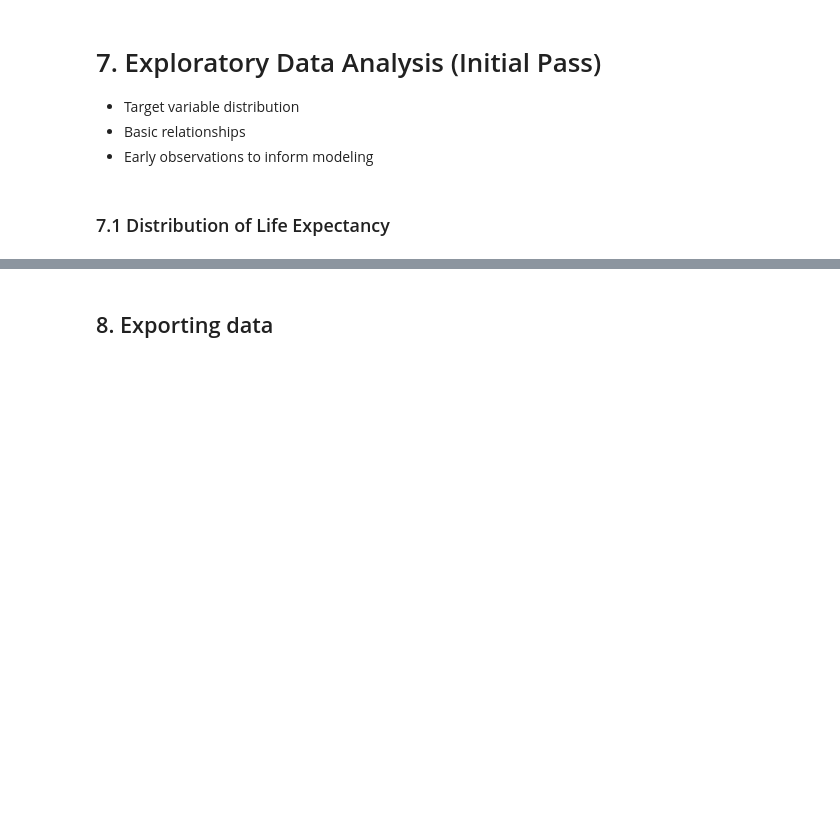
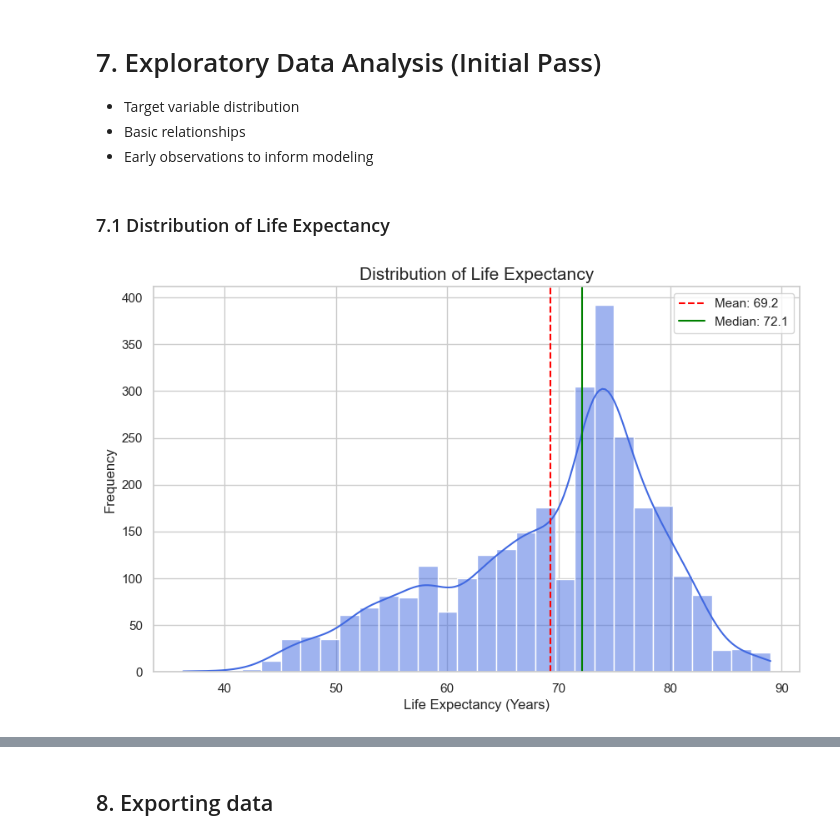
Before and after one commit to MermonGData/longevity-prediction, a Jupyter notebook: notebooks/01_eda_and_preprocessing.ipynb, the cells around one changed output, grey strips where cells are left out. Drawn from its saved outputs; the diff is of its cells as text; code cells hidden in the pictures; blank space fills up the shorter version.

Commit message:
feat: add EDA visualizations and data export logic to notebook

```diff
--- a/notebooks/01_eda_and_preprocessing.ipynb
+++ b/notebooks/01_eda_and_preprocessing.ipynb
@@ -285,0 +290,4 @@ df_clean = df_clean.rename(columns={'bmi': 'overweight_prevalence'})
+# %%
+# Correcting status labels (Identified during EDA investigation in Section 7.2)
+eu_to_fix = ['France', 'Finland', 'Greece', 'Belgium', 'Portugal', 'Spain', 'Slovenia']
+df_clean.loc[df_clean['country'].isin(eu_to_fix), 'status'] = 'Developed'
@@ -434,3 +467,19 @@ The current cleaning strategy focuses on creating a high-integrity baseline. Dep
 - Early observations to inform modeling
 # %% [markdown]
 ### 7.1 Distribution of Life Expectancy
+# %%
+sns.set_theme(style="whitegrid")
+
+plt.figure(figsize=(10, 6))
+sns.histplot(df_clean['life_expectancy'], kde=True, color='royalblue', bins=30)
+
+plt.axvline(df_clean['life_expectancy'].mean(), color='red', linestyle='--', label=f"Mean: {df_clean['life_expectancy'].mean():.1f}")
+plt.axvline(df_clean['life_expectancy'].median(), color='green', linestyle='-', label=f"Median: {df_clean['life_expectancy'].median():.1f}")
+
+plt.title('Distribution of Life Expectancy', fontsize=15)
+plt.xlabel('Life Expectancy (Years)')
+plt.ylabel('Frequency')
+plt.legend()
+plt.show()
+# %% [output]
+[figure, added]
```
Also changed, not shown: parts of 22 cells of this notebook.
